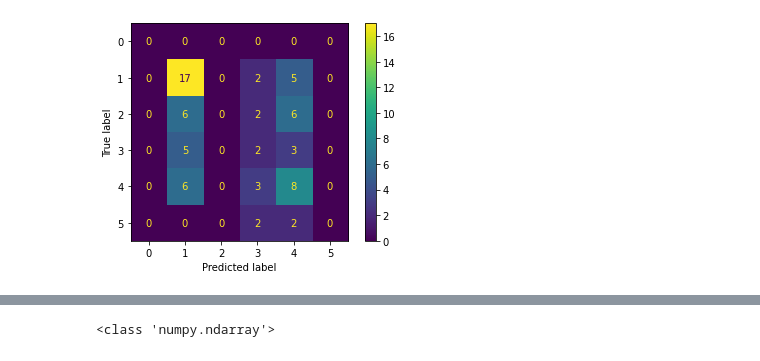
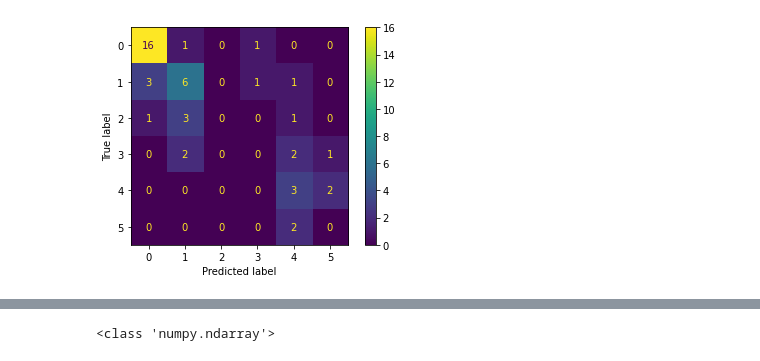
Before and after one commit to raquelcarmo/tropical_cyclones, a Jupyter notebook: src/code/TC_Vmax_Regression.ipynb, the cells around one changed output, grey strips where cells are left out. Saved outputs shown, nothing was run; the diff lists cells and outputs as text; code cells hidden in the pictures.

```diff
--- a/src/code/TC_Vmax_Regression.ipynb
+++ b/src/code/TC_Vmax_Regression.ipynb
@@ -363,66 +497,75 @@ fig.savefig("{}/Vmax_ws_unstacked.png".format(save_dir))
 # %%
 # Importing the dataset
-main_dir = "SAR_swath_Vmax/with feature_wind[heterogeneity_mask[0] == 3] = 0"
-results_dir = "{}/regression_results".format(main_dir)
+#main_dir = "SAR_swath_Vmax/with feature_wind[heterogeneity_mask[0] == 3] = 0"
+save_dir = "SAR_swath_Vmax/with feature_wind[heterogeneity_mask == 2,3] = 0 and feature_wind[dilated_mask != 0] = 0 and cat0"
+results_dir = "{}/regression_results".format(save_dir)
 os.makedirs(results_dir, exist_ok= True)
+save_plots = True
 
-dataset = pd.read_csv("{}/Vmax_info_masked_filtered.csv".format(main_dir))
+dataset = pd.read_csv("{}/Vmax_info_masked_both_filtered.csv".format(save_dir))
 
 feature = "Vmax_ws_masked"
 X = dataset.loc[:, feature].values
+y = dataset.loc[:, "category"].str.extract('(\d+)').astype(int).values.flatten()
 #X = X/X.max()
 #print(X)
-y = dataset.loc[:, "category"].str.extract('(\d+)').astype(int).values.flatten()
+
 
 # Splitting the dataset into the Training set and Test set
-X_train, X_test, y_train, y_test = train_test_split(X, y, test_size=0.3, random_state=1)
-
-#X_train, X_val, y_train, y_val = train_test_split(X_train, y_train, test_size=0.25, random_state=1) # 0.25 x 0.8 = 0.2
-#X_train, X_test, y_train, y_test = train_test_split(X, y, test_size = 0.08, random_state = 0)
+X_train, X_test, y_train, y_test = train_test_split(X, y, test_size=0.2, random_state=1, stratify=y)
+#print(X_test, y_test)
+print(y_test)
 
 # one hot encode outputs
 y_train = to_categorical(y_train)
 y_test = to_categorical(y_test)
 
 # count number of classes
-count_classes = y_test.shape[1]
+nb_classes = y_test.shape[1]
+print("Number of classes:", nb_classes)
 
 X_train = X_train.reshape(-1, 1)
 X_test = X_test.reshape(-1, 1)
 
-# Feature Scaling
+
+# FEATURE SCALING
 sc = StandardScaler()
 X_train = sc.fit_transform(X_train)
 X_test = sc.transform(X_test)
+#print(X_train, X_test)
 
-# Initialising the ANN
+
+# CREATE MODEL
 model = Sequential()
+model.add(Dense(32, activation = 'relu', input_dim = 1))    # adding the input layer and the first hidden layer
+model.add(Dense(units = 32, activation = 'relu'))   # second hidden layer
+model.add(Dense(units = 32, activation = 'relu'))   # third hidden layer
+model.add(Dense(nb_classes, activation='softmax'))   # output layer
+#model.add(Dense(units = 1))
 
-# Adding the input layer and the first hidden layer
-model.add(Dense(32, activation = 'relu', input_dim = 1))
-
-# Adding the second hidden layer
-model.add(Dense(units = 32, activation = 'relu'))
-
-# Adding the third hidden layer
-model.add(Dense(units = 32, activation = 'relu'))
-
-# Adding the output layer
-#model.add(Dense(units = 1))
-model.add(Dense(6, activation='softmax'))
-
-# Compiling the ANN
+# COMPILE MODEL
 model.compile(optimizer = 'adam',
               loss = 'categorical_crossentropy',
               metrics = ['accuracy'])
 #model.compile(optimizer = 'adam', loss = 'mean_squared_error')
 
-# Fitting the ANN to the Training set
+
+# FIT THE MODEL
 history = model.fit(X_train, y_train,
-                    validation_split = 0.25,
+                    validation_split = 0.2,
                     batch_size = 10,
-                    epochs = 50)
+                    epochs = 50,
+                    callbacks = ModelCheckpoint(results_dir + "/{}_best_model.h5".format(feature), verbose = 1, save_best_only = True)
+                    )
 
+
+# LOAD BEST MODEL
+time.sleep(5) # guarantees enough time for weights to be saved and loaded afterwards, otherwise gives concurrency problems
+print("Loaded best weights of the training")
+model.load_weights(results_dir + "/{}_best_model.h5".format(feature))
+
+
+# MAKE PREDICTIONS
 y_pred = model.predict(X_test)
 #print(y_pred)
 predictions = [ np.argmax(t) for t in y_pred ]
@@ -432,7 +575,9 @@ y_test_non_category = [ np.argmax(t) for t in y_test ]
 conf_mat = confusion_matrix(y_test_non_category, predictions, labels = [0,1,2,3,4,5])
 disp = ConfusionMatrixDisplay(confusion_matrix = conf_mat, display_labels = [0,1,2,3,4,5])
 conf_mat_display = disp.plot()
-plt.savefig("{}/{}_confusion_matrix.jpg".format(results_dir, feature))
+if save_plots:
+    plt.savefig("{}/{}_confusion_matrix.jpg".format(results_dir, feature), bbox_inches='tight')
+
 
 # PLOT TRAIN/VALIDATION LOSSES
 fig, (ax1, ax2) = plt.subplots(nrows = 2, ncols = 1, figsize=(10, 10))
@@ -451,13 +596,14 @@ ax2.set(xlabel = 'Epoch',
       ylabel = 'Categorical Cross Entropy',
       title = 'Training and Validation Loss')
 plt.show()
-fig.savefig("{}/{}_learning_curves.jpg".format(results_dir, feature))
+if save_plots:
+    fig.savefig("{}/{}_learning_curves.jpg".format(results_dir, feature), bbox_inches='tight')
 
 # PLOT PREDICTIONS vs LABELS
-fig, ax = plt.subplots(figsize=(10, 10))
-ax.plot(y_test_non_category, '.', color = 'red', label = 'Real data')
-ax.plot(predictions, '.', color = 'blue', label = 'Predicted data')
-ax.set(title = 'Prediction')
-ax.legend()
-plt.show()
+#fig, ax = plt.subplots(figsize=(10, 10))
+#ax.plot(y_test_non_category, '.', color = 'red', label = 'Real data')
+#ax.plot(predictions, '.', color = 'blue', label = 'Predicted data')
+#ax.set(title = 'Prediction')
+#ax.legend()
+#plt.show()
 # %% [output]
@@ -481 +627 @@ Epoch 50/50
-[figure, old version]
+[figure, new version]
```
Also changed, not shown: parts of 17 cells of this notebook.
